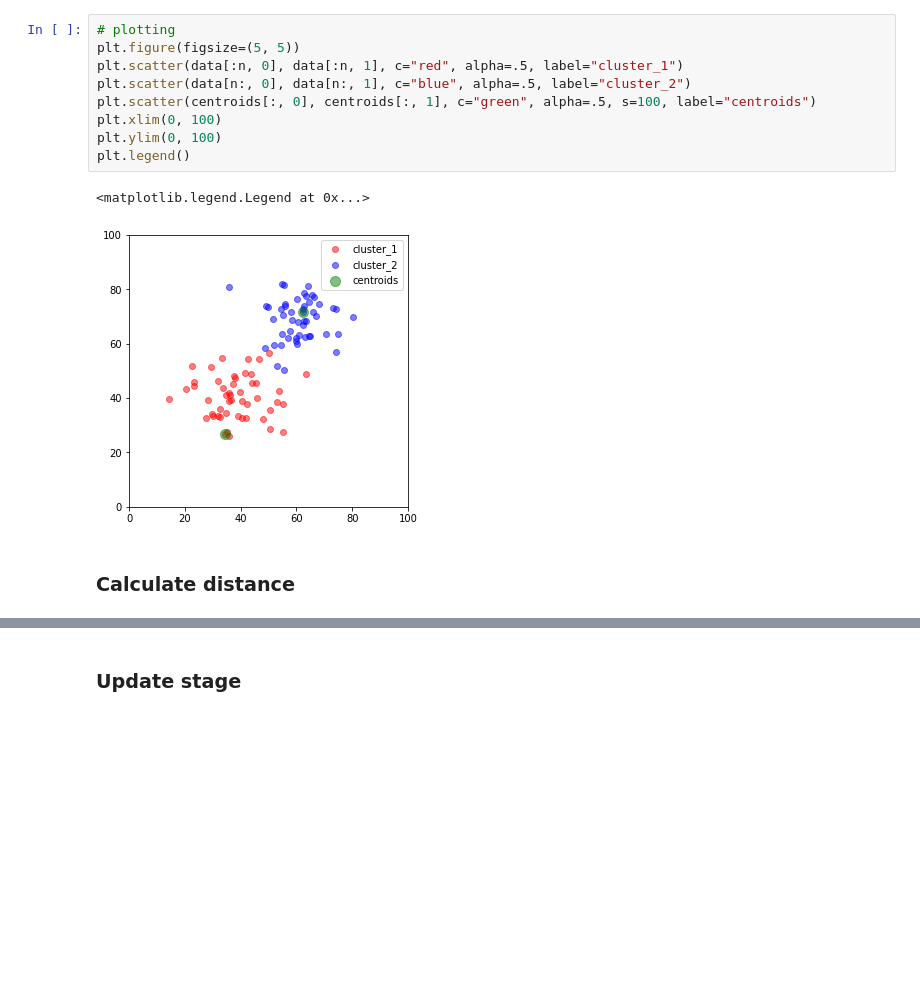
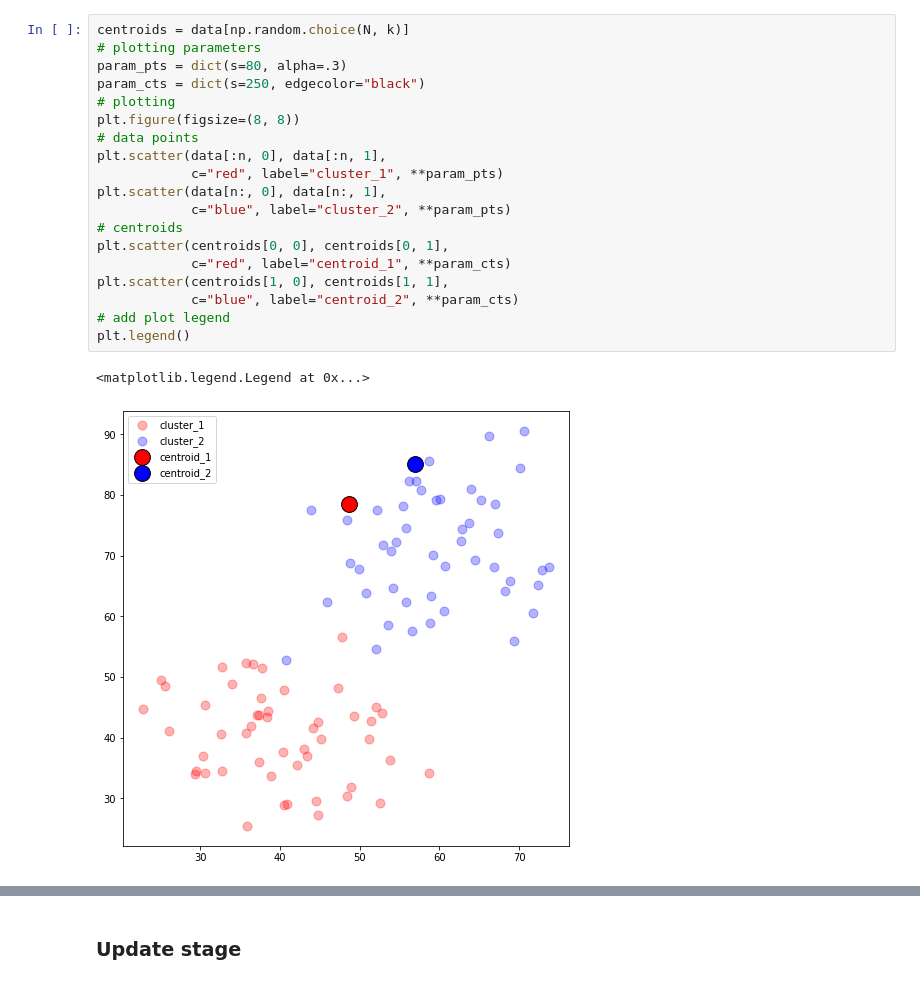
Before and after one commit to Niche-Squad/intro_to_phenomics, a Jupyter notebook: l03_kmeans.ipynb, the cells around one changed output, grey strips where cells are left out. Cells and saved outputs as stored; diff of their text form; blank space fills up the shorter version.

```diff
--- a/l03_kmeans.ipynb
+++ b/l03_kmeans.ipynb
@@ -57,14 +81,22 @@ centroids = data[np.random.choice(N, k)]
 # %%
+centroids = data[np.random.choice(N, k)]
+# plotting parameters
+param_pts = dict(s=80, alpha=.3)
+param_cts = dict(s=250, edgecolor="black")
 # plotting
-plt.figure(figsize=(5, 5))
-plt.scatter(data[:n, 0], data[:n, 1], c="red", alpha=.5, label="cluster_1")
-plt.scatter(data[n:, 0], data[n:, 1], c="blue", alpha=.5, label="cluster_2")
-plt.scatter(centroids[:, 0], centroids[:, 1], c="green", alpha=.5, s=100, label="centroids")
-plt.xlim(0, 100)
-plt.ylim(0, 100)
+plt.figure(figsize=(8, 8))
+# data points
+plt.scatter(data[:n, 0], data[:n, 1],
+            c="red", label="cluster_1", **param_pts)
+plt.scatter(data[n:, 0], data[n:, 1],
+            c="blue", label="cluster_2", **param_pts)
+# centroids
+plt.scatter(centroids[0, 0], centroids[0, 1],
+            c="red", label="centroid_1", **param_cts)
+plt.scatter(centroids[1, 0], centroids[1, 1],
+            c="blue", label="centroid_2", **param_cts)
+# add plot legend
 plt.legend()
 # %% [output]
 <matplotlib.legend.Legend at 0x...>
-[figure, old version]
+[figure, new version]
-# %% [markdown]
-### Calculate distance
```
Also changed, not shown: parts of 34 cells of this notebook, 3 other files.
